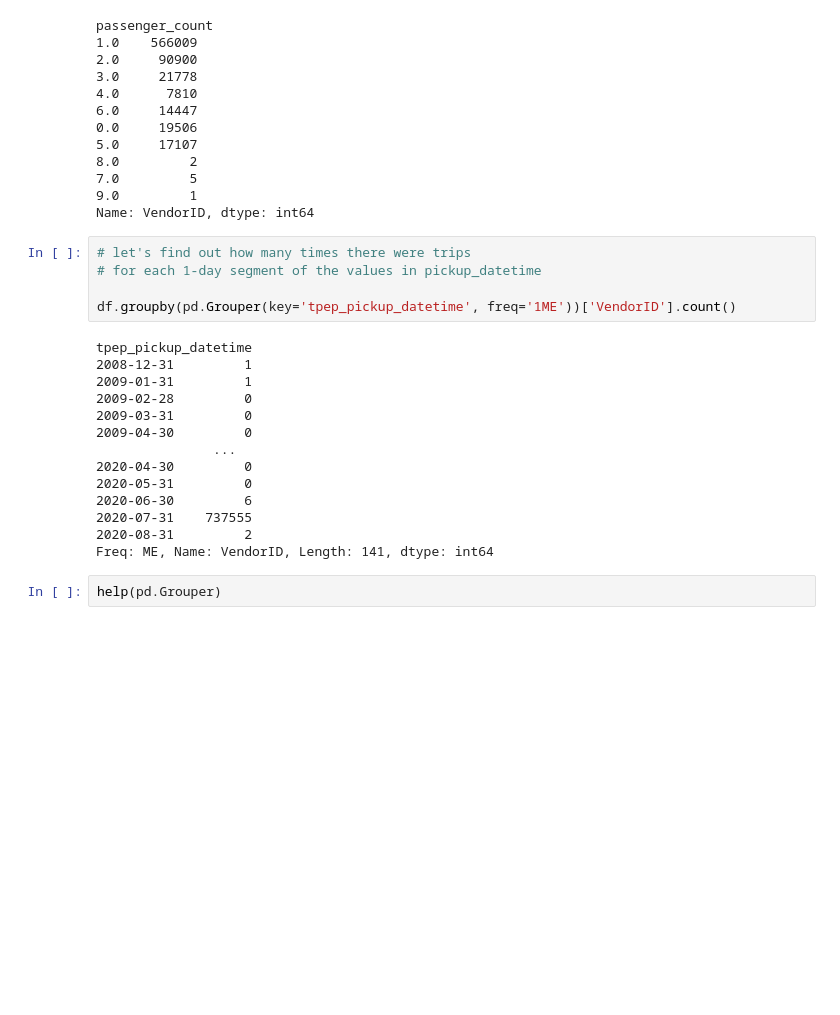
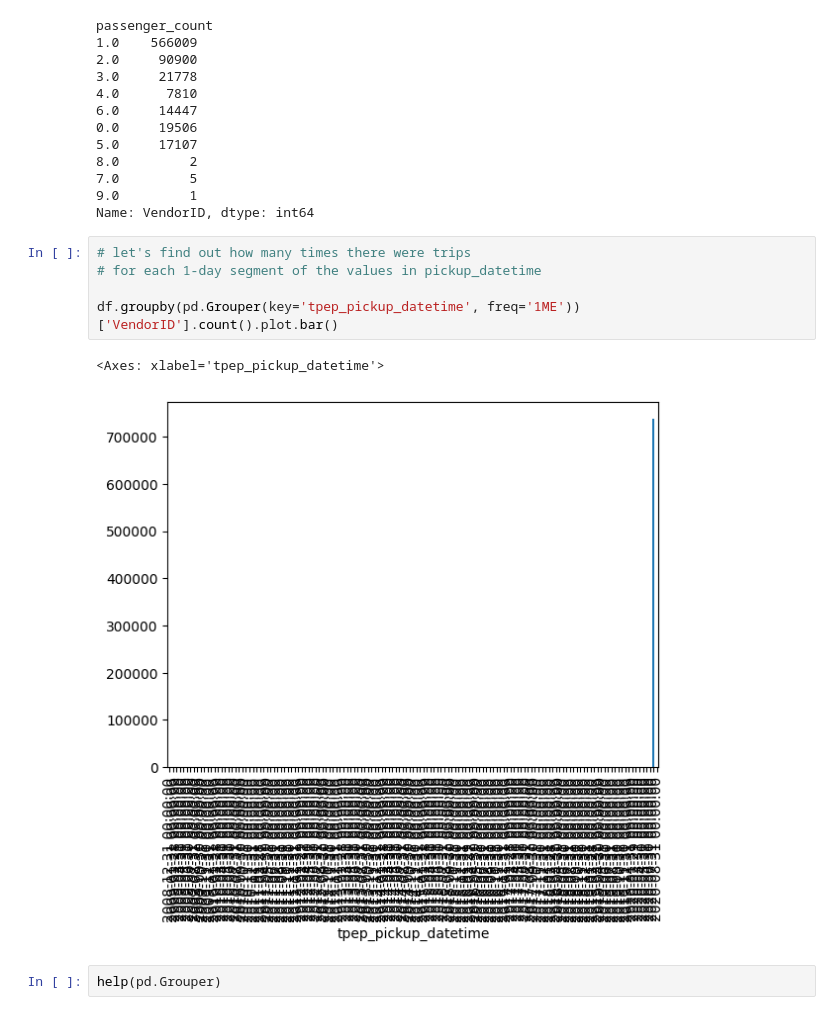
Before and after one commit to opagani/2024-08Aug-21-grouping, a Jupyter notebook: LernerPython - 2024-08Aug-21-grouping.ipynb, the cells around one changed output. Saved outputs shown, nothing was run; the diff lists cells and outputs as text; blank space fills up the shorter version.

```diff
--- a/LernerPython - 2024-08Aug-21-grouping.ipynb
+++ b/LernerPython - 2024-08Aug-21-grouping.ipynb
@@ -694,22 +694,11 @@ Name: VendorID, dtype: int64
 # %%
 # let's find out how many times there were trips
 # for each 1-day segment of the values in pickup_datetime
 
-df.groupby(pd.Grouper(key='tpep_pickup_datetime', freq='1ME'))['VendorID'].count()
+df.groupby(pd.Grouper(key='tpep_pickup_datetime', freq='1ME'))['VendorID'].count().plot.bar()
 # %% [output]
-tpep_pickup_datetime
-2008-12-31         1
-2009-01-31         1
-2009-02-28         0
-2009-03-31         0
-2009-04-30         0
-               ...
-2020-04-30         0
-2020-05-31         0
-2020-06-30         6
-2020-07-31    737555
-2020-08-31         2
-Freq: ME, Name: VendorID, Length: 141, dtype: int64
+<Axes: xlabel='tpep_pickup_datetime'>
+[figure, added]
 # %%
 help(pd.Grouper)
 # %% [output]
```
Also changed, not shown: parts of 1 cell of this notebook.
